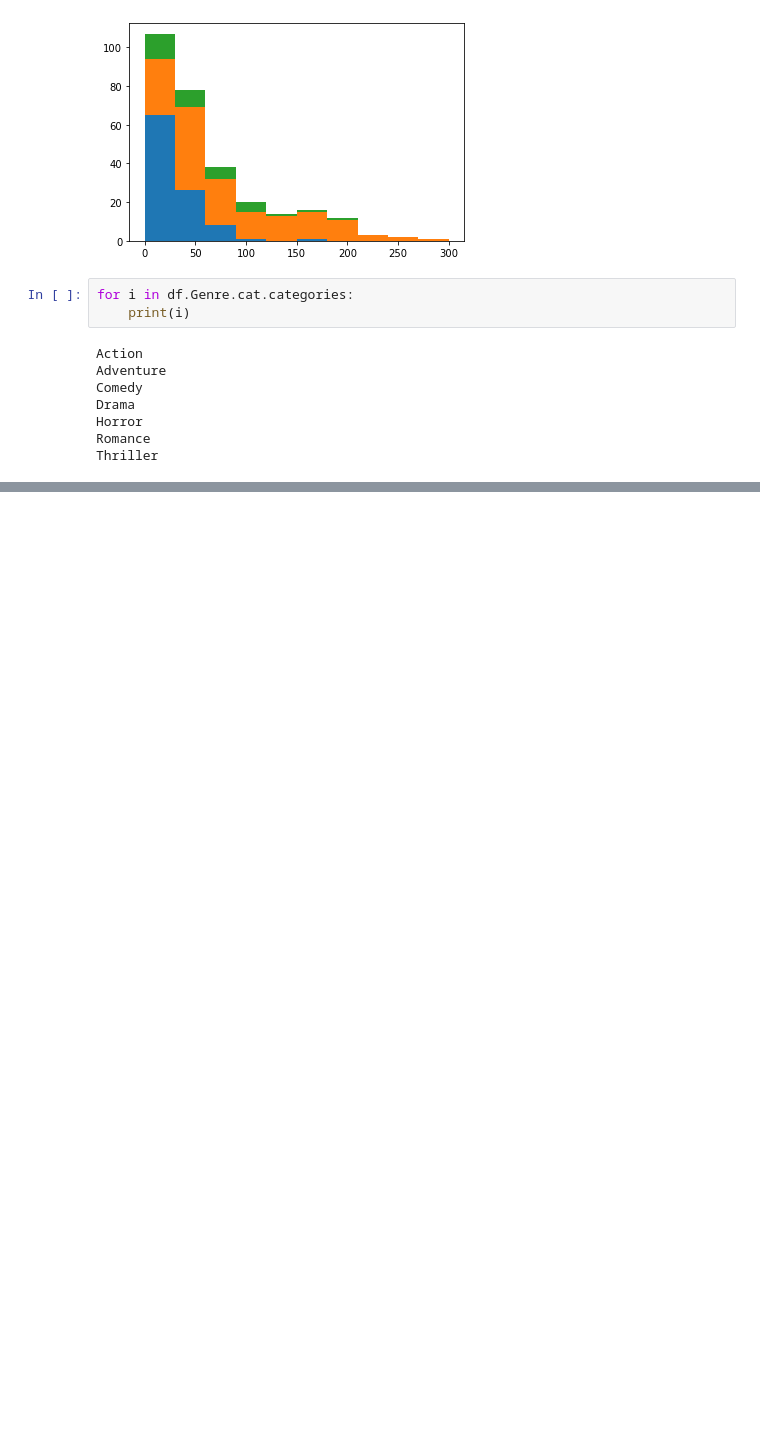
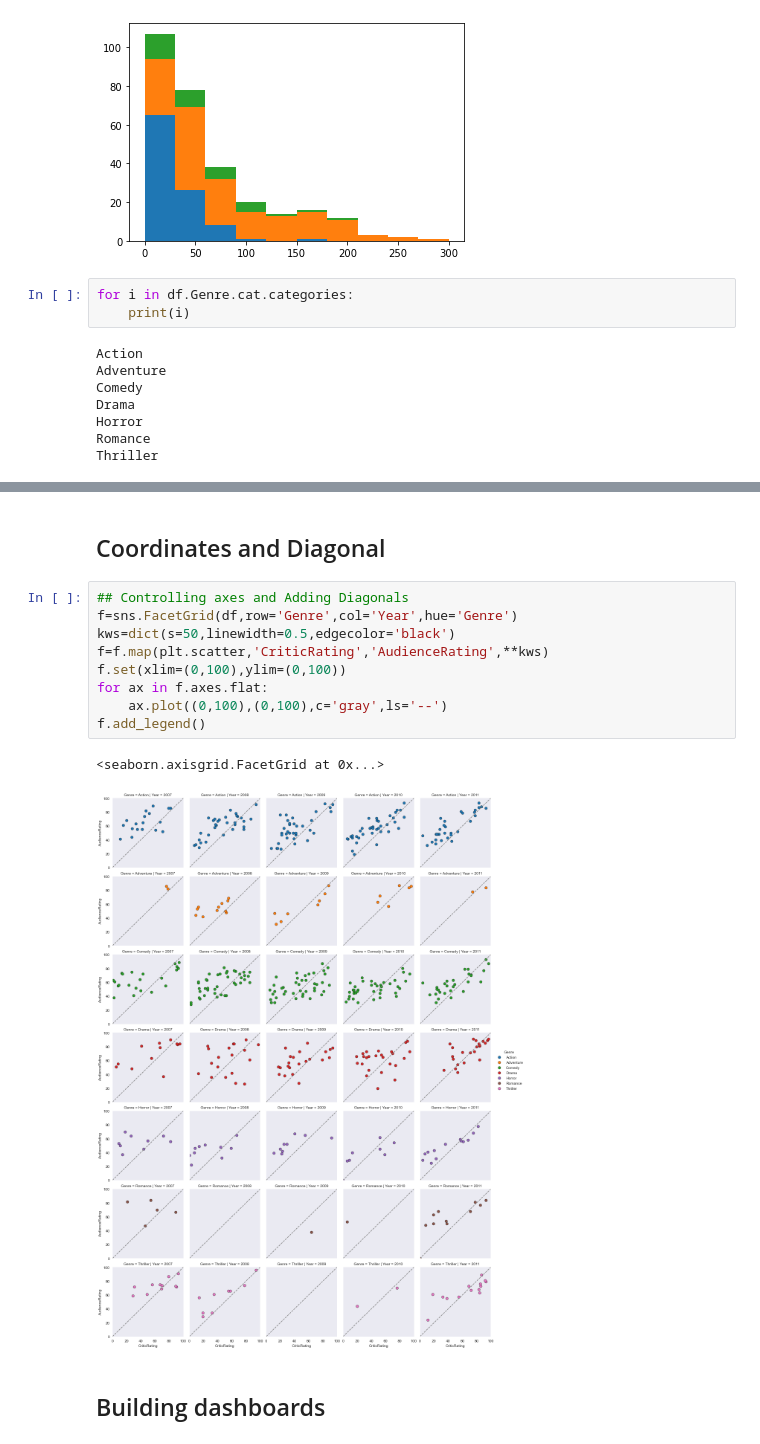
Before and after one commit to Abdullah-ICT-14/Python, a Jupyter notebook: Advanced Visualization/Advanced Visualization.ipynb, the cells around one changed output, grey strips where cells are left out. Cells and saved outputs as stored; diff of their text form; blank space fills up the shorter version.

Commit message:
Building dashboards

```diff
--- a/Advanced Visualization/Advanced Visualization.ipynb
+++ b/Advanced Visualization/Advanced Visualization.ipynb
@@ -339,0 +327,16 @@ f.add_legend
+# %% [markdown]
+## Coordinates and Diagonal
+# %%
+## Controlling axes and Adding Diagonals
+f=sns.FacetGrid(df,row='Genre',col='Year',hue='Genre')
+kws=dict(s=50,linewidth=0.5,edgecolor='black')
+f=f.map(plt.scatter,'CriticRating','AudienceRating',**kws)
+f.set(xlim=(0,100),ylim=(0,100))
+for ax in f.axes.flat:
+    ax.plot((0,100),(0,100),c='gray',ls='--')
+f.add_legend()
+# %% [output]
+<seaborn.axisgrid.FacetGrid at 0x...>
+[figure, added]
+# %% [markdown]
+## Building dashboards
```
Also changed, not shown: parts of 52 cells of this notebook.
